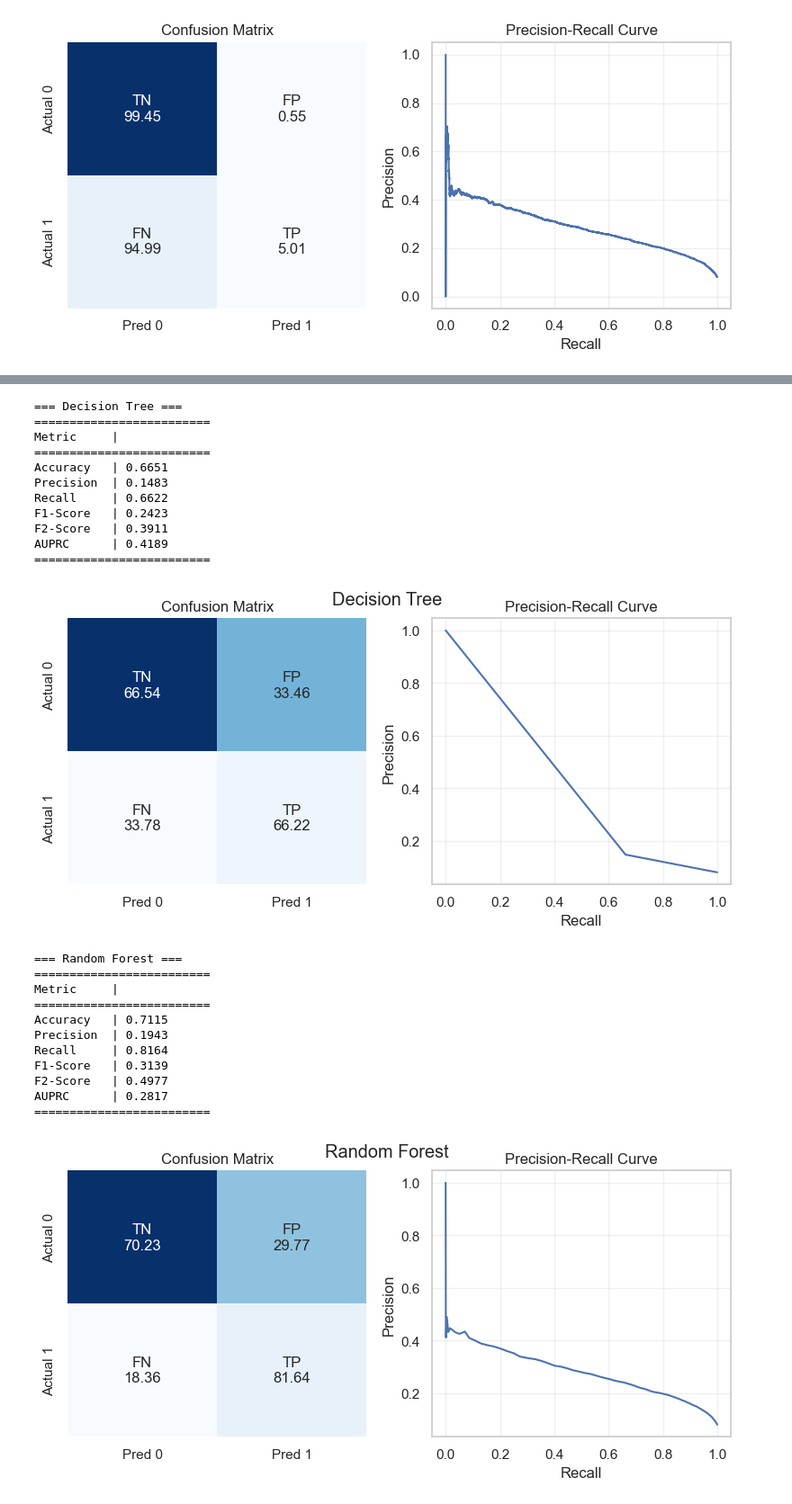
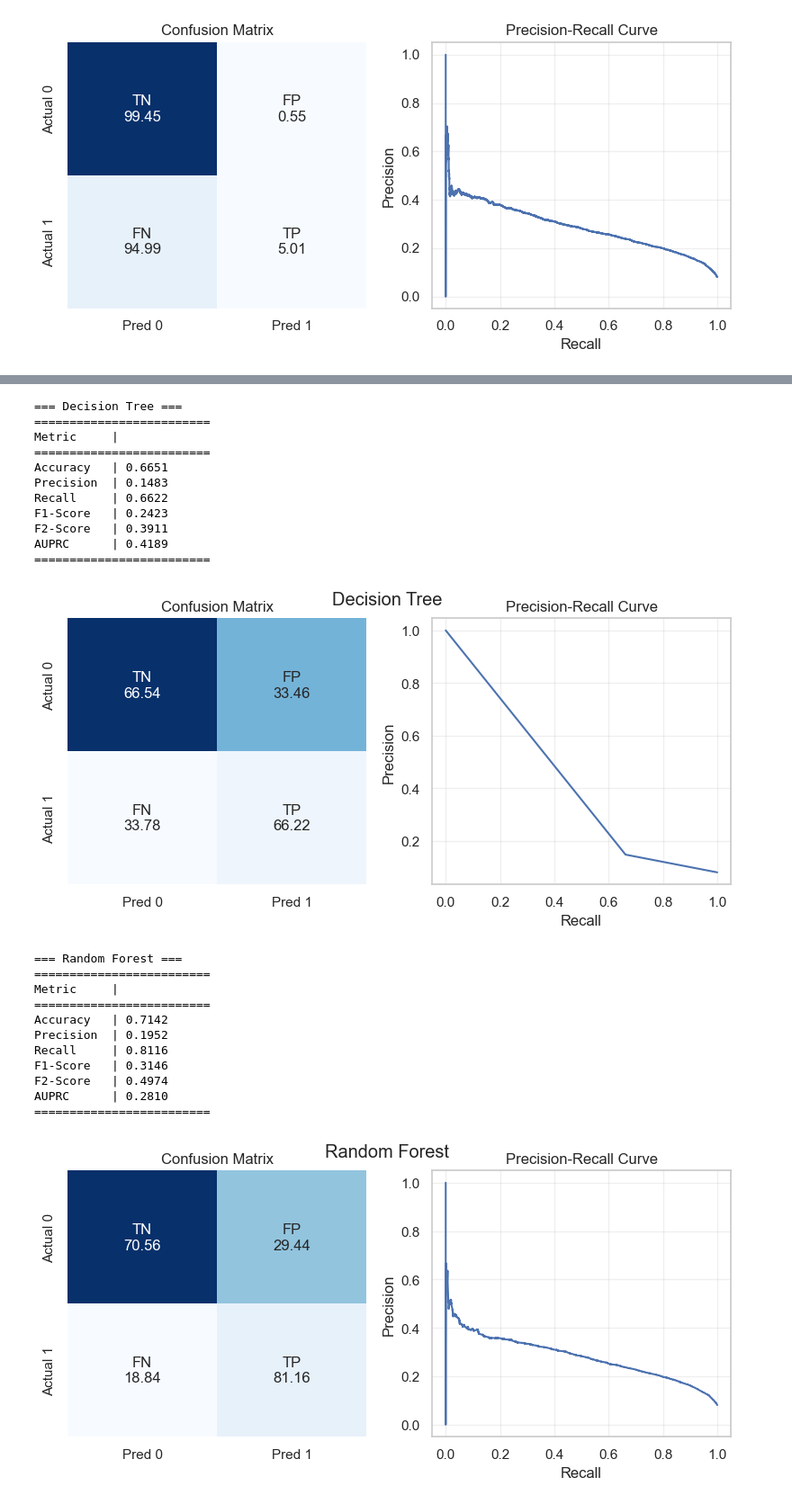
Before and after one commit to marco-giacobbe/dm-ihu, a Jupyter notebook: baseline.ipynb, the cells around one changed output, grey strips where cells are left out. Shown at 90% size. Cells and saved outputs as stored; diff of their text form; code cells hidden in the pictures.

Commit message:
performed grid search
performed grid search

```diff
--- a/baseline.ipynb
+++ b/baseline.ipynb
@@ -474,9 +482,10 @@ Best hyperparameters: {'clf__learning_rate': 0.5, 'clf__max_depth': 10}, F2: 0.1
 # %%
 # using the best hyperparameters we can investigate which class imbalance technique fit the best for the decision tree
-ranfor_clf = ImbPipeline(steps=[
+xgb_clf = ImbPipeline(steps=[
     ("sampler", "passthrough"),
-    ("clf", XGBClassifier(learning_rate=0.5, max_depth=15, random_state=SEED)),
+    ("clf", XGBClassifier(random_state=SEED)),
 ])
+xgb_clf.set_params(**xgb_best_params)
 
 n_per_class = np.bincount(y_train.astype(int))
 imb_ratio = n_per_class[0] / n_per_class[1]
@@ -499,13 +508,15 @@ param_grid = [
 cv = StratifiedKFold(n_splits=5, shuffle=True, random_state=42)
 
 grid_search = GridSearchCV(
-    estimator=ranfor_clf,
+    estimator=xgb_clf,
     param_grid=param_grid,
     cv=cv,
     scoring=f2_scorer,
+    n_jobs=-1
 )
 
 grid_search.fit(X_train, y_train)
 
-print(f"Best hyperparameters: {grid_search.best_params_}, F2: {grid_search.best_score_:.4f}")
+xgb_imbalance_best_params = grid_search.best_params_
+print(f"Best hyperparameters: {xgb_imbalance_best_params}, F2: {grid_search.best_score_:.4f}")
 # %% [output]
@@ -514,9 +524,11 @@ Best hyperparameters: {'clf__scale_pos_weight': None, 'sampler': RandomUnderSamp
 # %%
-# the performance of the optimized random forest are
-xgb_clf = Pipeline(steps=[
+# the performance of the optimized XGBoost are
+xgb_clf = ImbPipeline(steps=[
     ("sampler", RandomUnderSampler(random_state=SEED)),
-    ("clf", XGBClassifier(learning_rate=0.5, max_depth=15, random_state=SEED)),
+    ("clf", XGBClassifier(random_state=SEED)),
 ])
+xgb_clf.set_params(**xgb_best_params)
+xgb_clf.set_params(**xgb_imbalance_best_params)
 
 xgb_clf.fit(X_train, y_train)
 y_val_probs = xgb_clf.predict_proba(X_val)[:, 1]
@@ -539,23 +551,29 @@ AUPRC      | 0.2413
 # %%
-from imblearn.pipeline import Pipeline
+models = {
+    "Logistic Regression": ImbPipeline(steps=[
+        ("scaler", MinMaxScaler()),
+        ("sampler", "passthrough"),
+        ("clf", LogisticRegression(random_state=SEED))
+    ]),
+    "Decision Tree": ImbPipeline(steps=[
+        ("sampler", RandomUnderSampler(random_state=SEED)),
+        ("clf", DecisionTreeClassifier(random_state=SEED))
+    ]),
+    "Random Forest": ImbPipeline(steps=[
+        ("sampler", RandomUnderSampler(random_state=SEED)),
+        ("clf", RandomForestClassifier(random_state=SEED))
+    ]),
+    "XGBoost": ImbPipeline(steps=[
+        ("sampler", RandomUnderSampler(random_state=SEED)),
+        ("clf", XGBClassifier(random_state=SEED))
+    ]),
+}
 
-models = {
-    "Logistic Regression": Pipeline(steps=[
-        ("scaler", MinMaxScaler()),
-        ("clf", LogisticRegression(C=10, penalty="l2", class_weight="balanced", random_state=SEED, solver="saga"))
-    ]),
-    "Decision Tree": Pipeline(steps=[
-        ("sampler", RandomUnderSampler(random_state=SEED)),
-        ("clf", DecisionTreeClassifier(criterion="gini", min_samples_leaf=1, min_samples_split=2, random_state=SEED))
-    ]),
-    "Random Forest": Pipeline(steps=[
-        ("sampler", RandomUnderSampler(random_state=SEED)),
-        ("clf", RandomForestClassifier(criterion="entropy", max_features="sqrt", random_state=SEED))
-    ]),
-    "XGBoost": Pipeline(steps=[
-        ("sampler", RandomUnderSampler(random_state=SEED)),
-        ("clf", XGBClassifier(learning_rate=0.5, max_depth=15, random_state=SEED))
-    ]),
+best_params_by_model = {
+    "Logistic Regression": (logreg_best_params, logreg_imbalance_best_params),
+    "Decision Tree": (dectree_best_params, dectree_imbalance_best_params),
+    "Random Forest": (ranfor_best_params, ranfor_imbalance_best_params),
+    "XGBoost": (xgb_best_params, xgb_imbalance_best_params),
 }
 
 # Train on train+val and evaluate on test
@@ -563,6 +581,8 @@ X_train_full = np.concatenate([X_train, X_val])
 y_train_full = np.concatenate([y_train, y_val])
 
 for name, model in models.items():
+    for params in best_params_by_model[name]:
+        model.set_params(**params)
     model.fit(X_train_full, y_train_full)
     y_test_probs = model.predict_proba(X_test)[:, 1]
     metrics, fig, _ = utils.compute_metrics(y_test, y_test_probs)
@@ -574,40 +594,40 @@ for name, model in models.items():
 # %% [output]
 === Logistic Regression ===
 =========================
 Metric     |
 =========================
 Accuracy   | 0.7357
 Precision  | 0.2073
 Recall     | 0.8034
 F1-Score   | 0.3295
 F2-Score   | 0.5100
 AUPRC      | 0.3098
 =========================
 [figure]
 === Decision Tree ===
 =========================
 Metric     |
 =========================
 Accuracy   | 0.6651
 Precision  | 0.1483
 Recall     | 0.6622
 F1-Score   | 0.2423
 F2-Score   | 0.3911
 AUPRC      | 0.4189
 =========================
 [figure]
 === Random Forest ===
 =========================
 Metric     |
 =========================
-Accuracy   | 0.7115
-Precision  | 0.1943
-Recall     | 0.8164
-F1-Score   | 0.3139
-F2-Score   | 0.4977
-AUPRC      | 0.2817
+Accuracy   | 0.7142
+Precision  | 0.1952
+Recall     | 0.8116
+F1-Score   | 0.3146
+F2-Score   | 0.4974
+AUPRC      | 0.2810
 =========================
-[figure, old version]
+[figure, new version]
 === XGBoost ===
 =========================
 Metric     |
```
Also changed, not shown: parts of 15 cells of this notebook.
